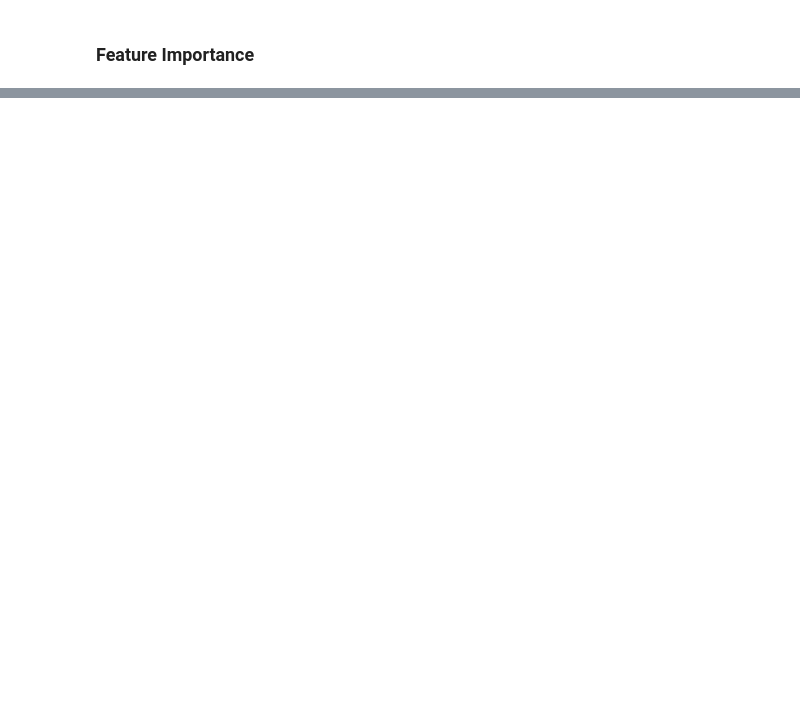
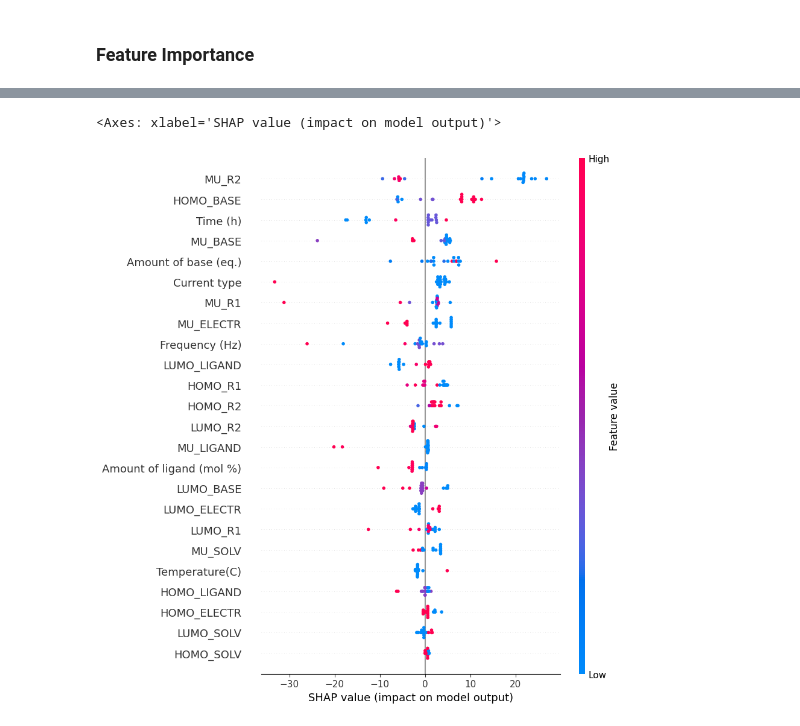
Before and after one commit to marya-ru/electrocatalysis, a Jupyter notebook: notebooks/train_models.ipynb, the cells around one changed output, grey strips where cells are left out. Drawn from its saved outputs; the diff is of its cells as text; code cells hidden in the pictures; blank space fills up the shorter version.

```diff
--- a/notebooks/train_models.ipynb
+++ b/notebooks/train_models.ipynb
@@ -397,0 +406,8 @@ plt.savefig('../reports/RF_feature_importances.svg', format='svg', dpi=1200)
+# %%
+explainer = shap.Explainer(reg)
+shap_values = explainer(X_test_le)
+shap.plots.beeswarm(shap_values, max_display=30, show=False)
+#plt.savefig('../reports/SHAP_values_for_feature.svg', format='svg')
+# %% [output]
+<Axes: xlabel='SHAP value (impact on model output)'>
+[figure, added]
```
Also changed, not shown: parts of 16 cells of this notebook, 8 other files.
